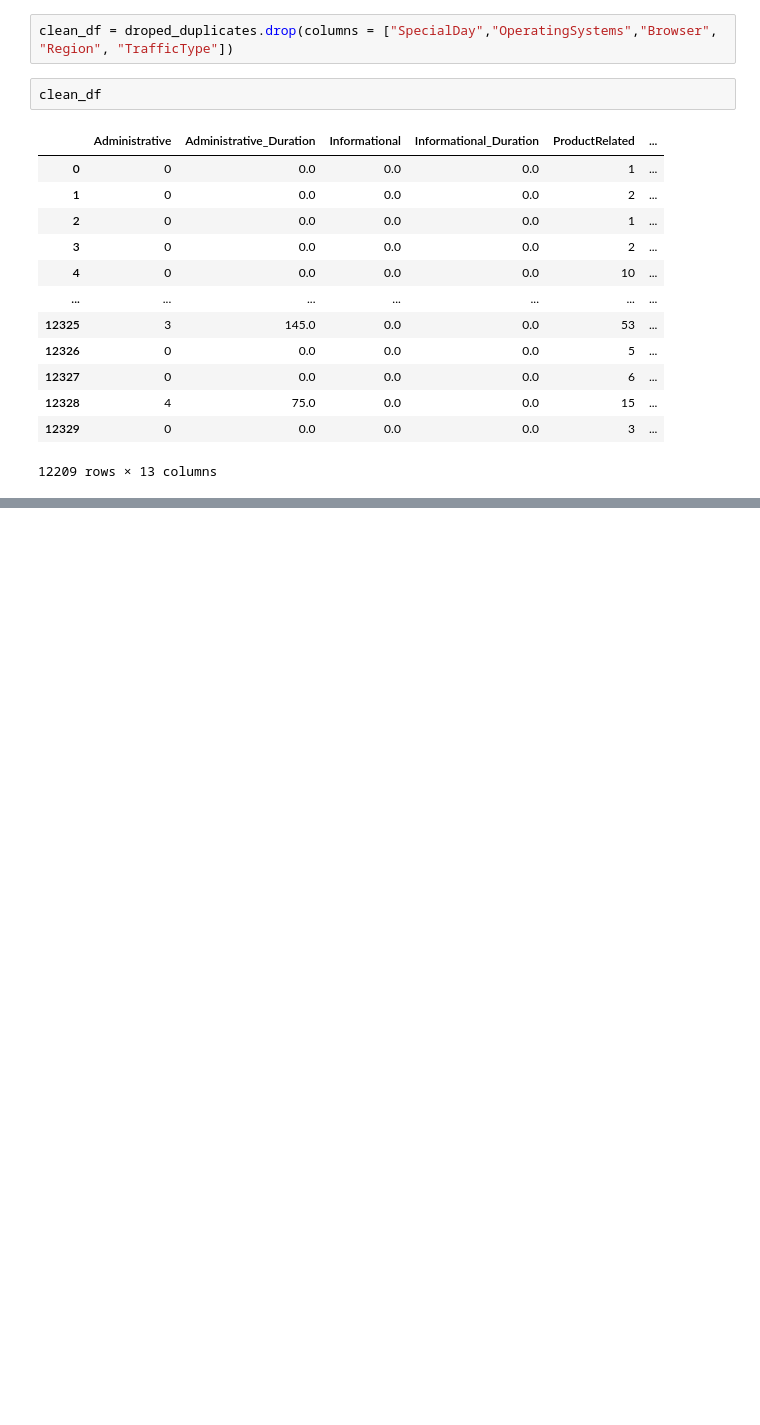
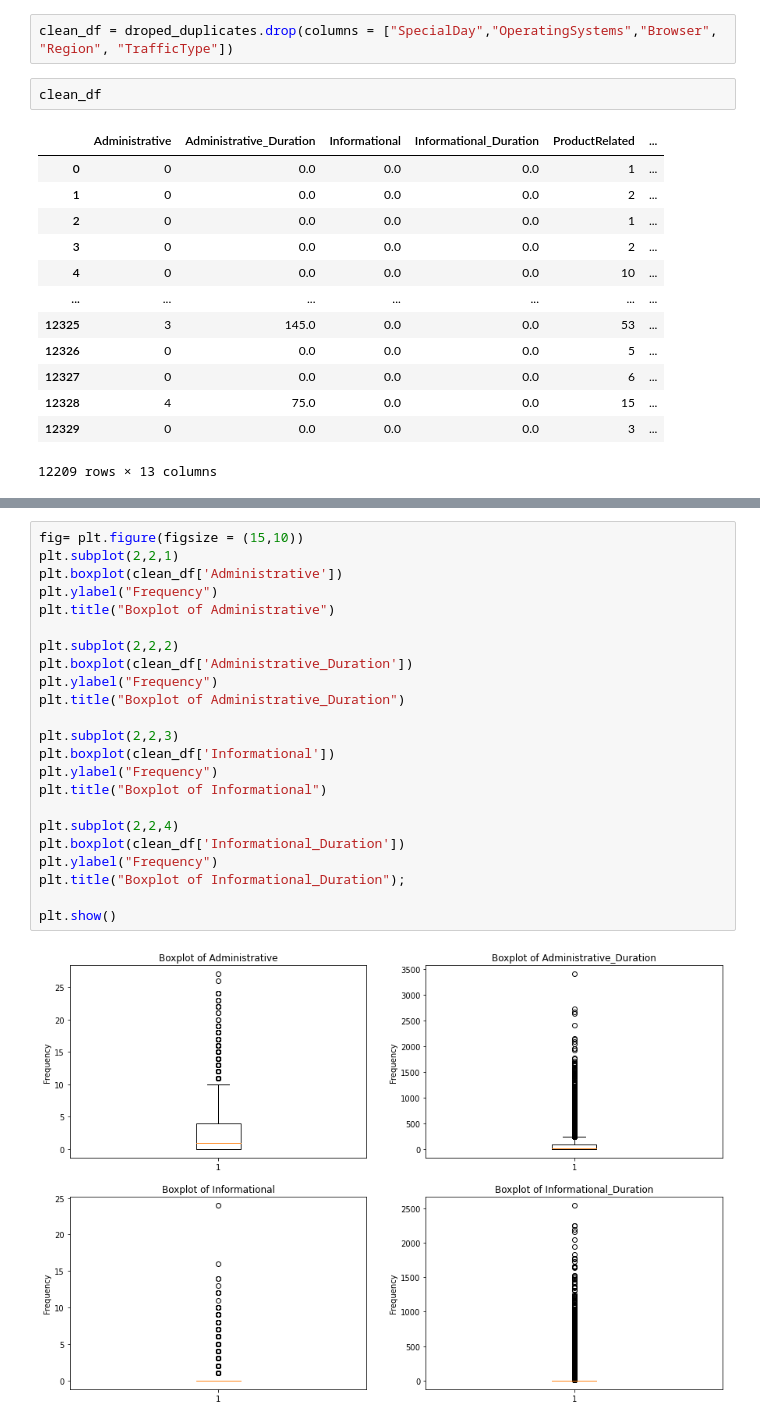
Before and after one commit to justinm329/E_Commerce-, a Jupyter notebook: Untitled.ipynb, the cells around one changed output, grey strips where cells are left out. Saved outputs shown, nothing was run; the diff lists cells and outputs as text; blank space fills up the shorter version.

```diff
--- a/Untitled.ipynb
+++ b/Untitled.ipynb
@@ -234,0 +288,25 @@ Name: Revenue, dtype: int64
+# %%
+fig= plt.figure(figsize = (15,10))
+plt.subplot(2,2,1)
+plt.boxplot(clean_df['Administrative'])
+plt.ylabel("Frequency")
+plt.title("Boxplot of Administrative")
+
+plt.subplot(2,2,2)
+plt.boxplot(clean_df['Administrative_Duration'])
+plt.ylabel("Frequency")
+plt.title("Boxplot of Administrative_Duration")
+
+plt.subplot(2,2,3)
+plt.boxplot(clean_df['Informational'])
+plt.ylabel("Frequency")
+plt.title("Boxplot of Informational")
+
+plt.subplot(2,2,4)
+plt.boxplot(clean_df['Informational_Duration'])
+plt.ylabel("Frequency")
+plt.title("Boxplot of Informational_Duration");
+
+plt.show()
+# %% [output]
+[figure, added]
```
Also changed, not shown: parts of 24 cells of this notebook, 2 other files.
